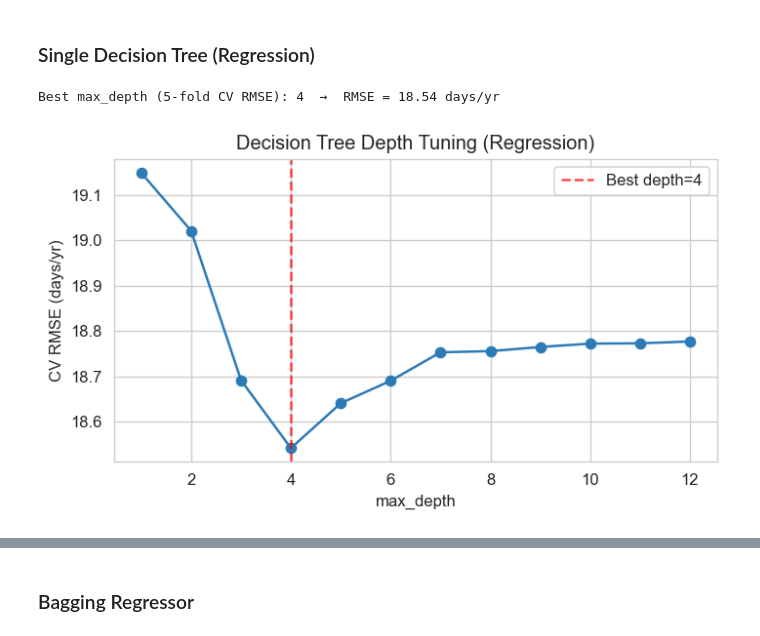
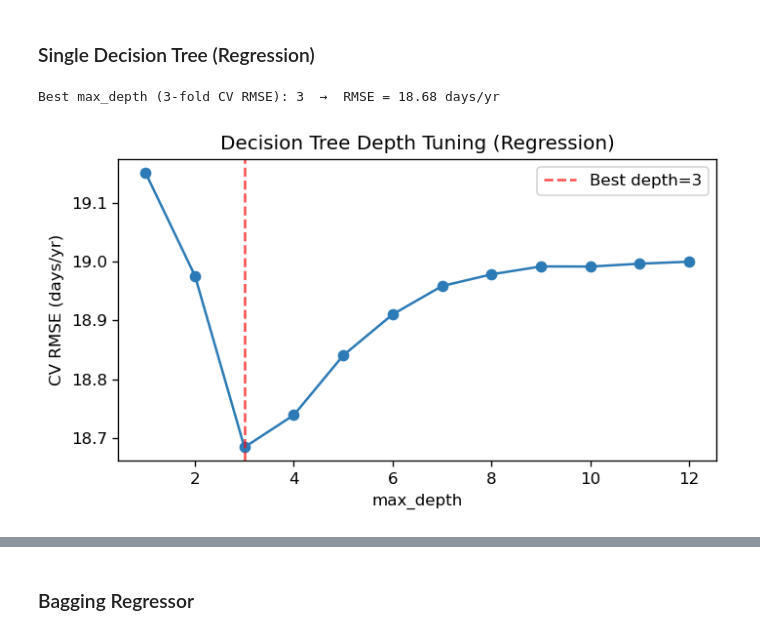
Before and after one commit to gpskentzos/DATA5322-DrugUseAndHealthAnalysis, a Jupyter notebook: DATA5322_HW1_Skentzos.ipynb, the cells around one changed output, grey strips where cells are left out. Saved outputs shown, nothing was run; the diff lists cells and outputs as text; code cells hidden in the pictures.

```diff
--- a/DATA5322_HW1_Skentzos.ipynb
+++ b/DATA5322_HW1_Skentzos.ipynb
@@ -337,11 +437,11 @@ cv_auc = []
 for d in depth_range:
     dt = DecisionTreeClassifier(max_depth=d, class_weight='balanced',
                                 min_samples_leaf=30, random_state=SEED)
-    scores = cross_val_score(dt, X_tr_b, y_tr_b, cv=5, scoring='roc_auc')
+    scores = cross_val_score(dt, X_tr_b, y_tr_b, cv=3, scoring='roc_auc')
     cv_auc.append(scores.mean())
 
 best_depth_b = depth_range[int(np.argmax(cv_auc))]
-print(f"Best max_depth (5-fold CV ROC AUC): {best_depth_b}  →  AUC = {max(cv_auc):.3f}")
+print(f"Best max_depth (3-fold CV ROC AUC): {best_depth_b}  →  AUC = {max(cv_auc):.3f}")
 
 fig, ax = plt.subplots(figsize=(6, 3.5))
 ax.plot(depth_range, cv_auc, 'o-', color='#2c7bb6')
@@ -593,11 +748,11 @@ cv_f1_m = []
 for d in depth_range_m:
     dt = DecisionTreeClassifier(max_depth=d, class_weight='balanced',
                                 min_samples_leaf=30, random_state=SEED)
-    scores = cross_val_score(dt, X_tr_m, y_tr_m, cv=5, scoring='f1_macro')
+    scores = cross_val_score(dt, X_tr_m, y_tr_m, cv=3, scoring='f1_macro')
     cv_f1_m.append(scores.mean())
 
 best_depth_m = depth_range_m[int(np.argmax(cv_f1_m))]
-print(f"Best max_depth (5-fold CV macro-F1): {best_depth_m}  →  F1 = {max(cv_f1_m):.3f}")
+print(f"Best max_depth (3-fold CV macro-F1): {best_depth_m}  →  F1 = {max(cv_f1_m):.3f}")
 
 fig, ax = plt.subplots(figsize=(6, 3.5))
 ax.plot(depth_range_m, cv_f1_m, 'o-', color='#2c7bb6')
@@ -730,27 +895,27 @@ Target mean: 4.1 days/yr  |  std: 19.6
 # %%
 depth_range_r = range(1, 13)
 cv_rmse_r = []
 for d in depth_range_r:
     dt = DecisionTreeRegressor(max_depth=d, min_samples_leaf=30, random_state=SEED)
-    scores = cross_val_score(dt, X_tr_r, y_tr_r, cv=5,
+    scores = cross_val_score(dt, X_tr_r, y_tr_r, cv=3,
                              scoring='neg_mean_squared_error')
     cv_rmse_r.append(np.sqrt(-scores.mean()))
 
 best_depth_r = depth_range_r[int(np.argmin(cv_rmse_r))]
-print(f"Best max_depth (5-fold CV RMSE): {best_depth_r}  →  RMSE = {min(cv_rmse_r):.2f} days/yr")
+print(f"Best max_depth (3-fold CV RMSE): {best_depth_r}  →  RMSE = {min(cv_rmse_r):.2f} days/yr")
 
 fig, ax = plt.subplots(figsize=(6, 3.5))
 ax.plot(depth_range_r, cv_rmse_r, 'o-', color='#2c7bb6')
 ax.axvline(best_depth_r, color='red', linestyle='--', alpha=0.7,
            label=f'Best depth={best_depth_r}')
 ax.set_xlabel('max_depth'); ax.set_ylabel('CV RMSE (days/yr)')
 ax.set_title('Decision Tree Depth Tuning (Regression)')
 ax.legend(); plt.tight_layout()
 plt.savefig('fig_reg_dt_tuning.png', bbox_inches='tight')
 plt.show()
 # %% [output]
-Best max_depth (5-fold CV RMSE): 4  →  RMSE = 18.54 days/yr
+Best max_depth (3-fold CV RMSE): 3  →  RMSE = 18.68 days/yr
-[figure, old version]
+[figure, new version]
 # %%
 dt_reg = DecisionTreeRegressor(
     max_depth=best_depth_r, min_samples_leaf=30, random_state=SEED)
```
Also changed, not shown: parts of 44 cells of this notebook, 1 other file.
